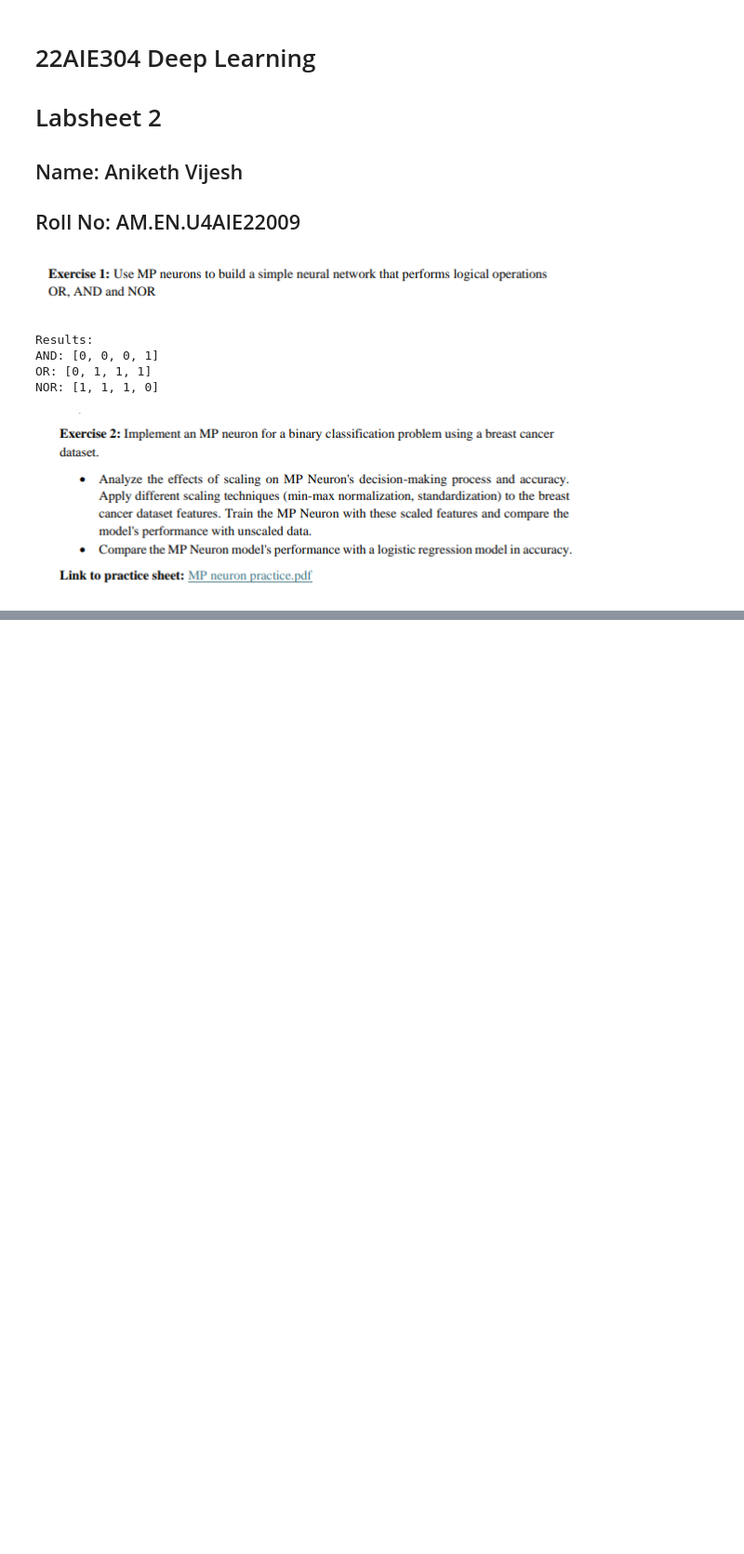
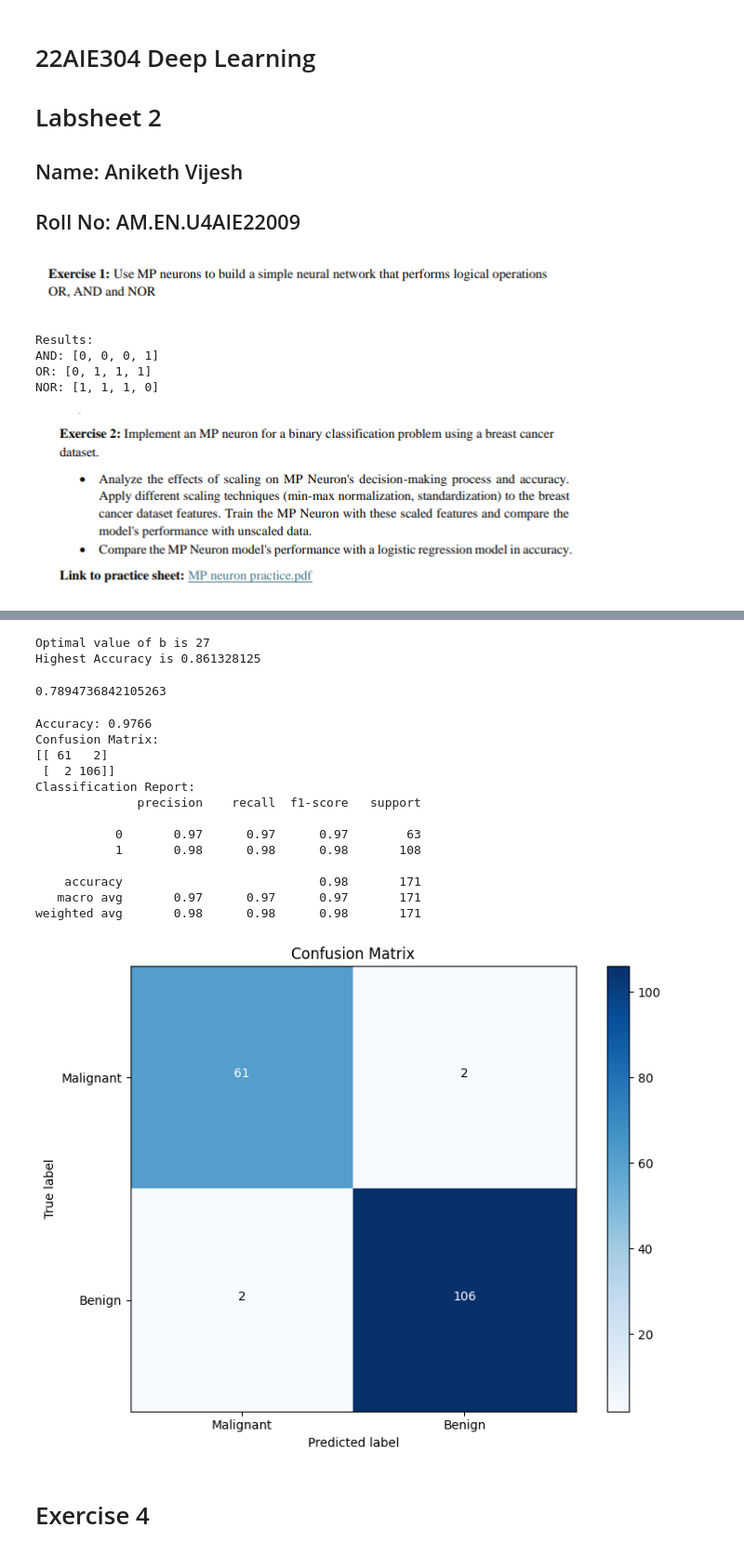
Before and after one commit to TheHuntsman4/Semester-5, a Jupyter notebook: DL/Labsheets/labsheet2/labsheet2.ipynb, the cells around one changed output, grey strips where cells are left out. Shown: that part at 93% size. Drawn from its saved outputs; the diff is of its cells as text; code cells hidden in the pictures; blank space fills up the shorter version.

```diff
--- a/DL/Labsheets/labsheet2/labsheet2.ipynb
+++ b/DL/Labsheets/labsheet2/labsheet2.ipynb
@@ -52,0 +147,73 @@ NOR: [1, 1, 1, 0]
+# %%
+mp_neuron = MPNeuron()
+mp_neuron.fit(X_binarised_train,Y_train)
+# %% [output]
+Optimal value of b is 27
+Highest Accuracy is 0.861328125
+# %%
+y_test_pred = mp_neuron.predict(X_binarised_test)
+accuracy_test = accuracy_score(y_test_pred,Y_test)
+print(accuracy_test)
+# %% [output]
+0.7894736842105263
+# %%
+data = load_breast_cancer()
+X = data.data
+y = data.target
+
+df = pd.DataFrame(data.data, columns=data.feature_names)
+df['target'] = data.target
+
+X_train, X_test, y_train, y_test = train_test_split(X, y, test_size=0.3, random_state=42)
+
+model = LogisticRegression(max_iter=10000)
+
+model.fit(X_train, y_train)
+
+y_pred = model.predict(X_test)
+
+accuracy = accuracy_score(y_test, y_pred)
+conf_matrix = confusion_matrix(y_test, y_pred)
+class_report = classification_report(y_test, y_pred)
+
+print(f'Accuracy: {accuracy:.4f}')
+print('Confusion Matrix:')
+print(conf_matrix)
+print('Classification Report:')
+print(class_report)
+
+plt.figure(figsize=(8, 6))
+plt.imshow(conf_matrix, interpolation='nearest', cmap=plt.cm.Blues)
+plt.title('Confusion Matrix')
+plt.colorbar()
+tick_marks = np.arange(2)
+plt.xticks(tick_marks, ['Malignant', 'Benign'])
+plt.yticks(tick_marks, ['Malignant', 'Benign'])
+
+thresh = conf_matrix.max() / 2.
+for i, j in np.ndindex(conf_matrix.shape):
+    plt.text(j, i, format(conf_matrix[i, j], 'd'),
+             horizontalalignment="center",
+             color="white" if conf_matrix[i, j] > thresh else "black")
+
+plt.ylabel('True label')
+plt.xlabel('Predicted label')
+plt.tight_layout()
+plt.show()
+# %% [output]
+Accuracy: 0.9766
+Confusion Matrix:
+[[ 61   2]
+ [  2 106]]
+Classification Report:
+              precision    recall  f1-score   support
+
+           0       0.97      0.97      0.97        63
+           1       0.98      0.98      0.98       108
+
+    accuracy                           0.98       171
+   macro avg       0.97      0.97      0.97       171
+weighted avg       0.98      0.98      0.98       171
+[figure, added]
+# %% [markdown]
+# Exercise 4
```
Also changed, not shown: parts of 16 cells of this notebook, 1 other file.
